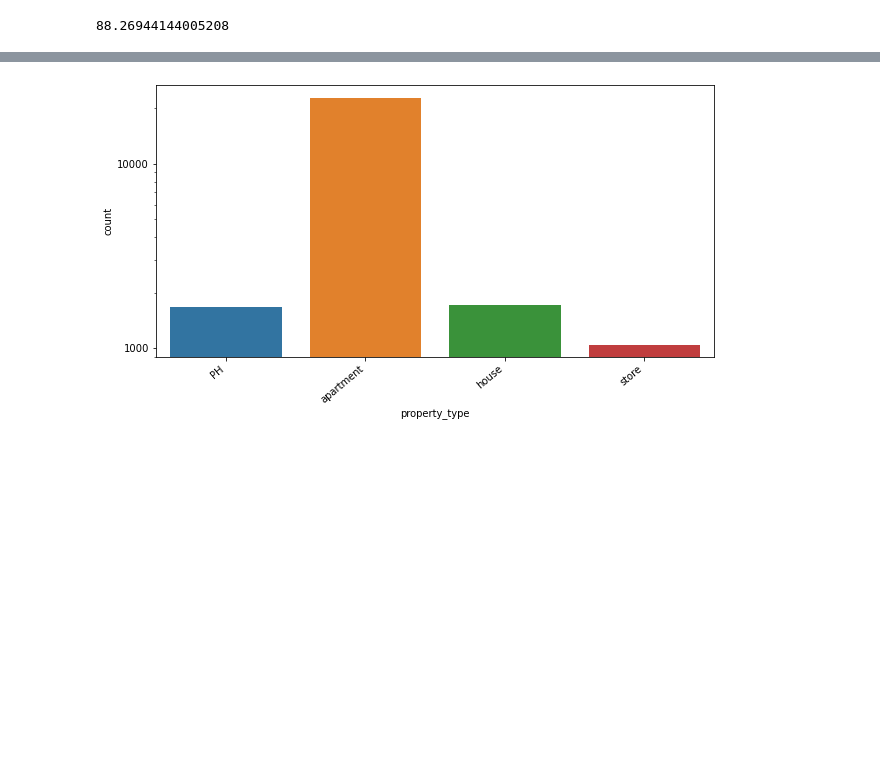
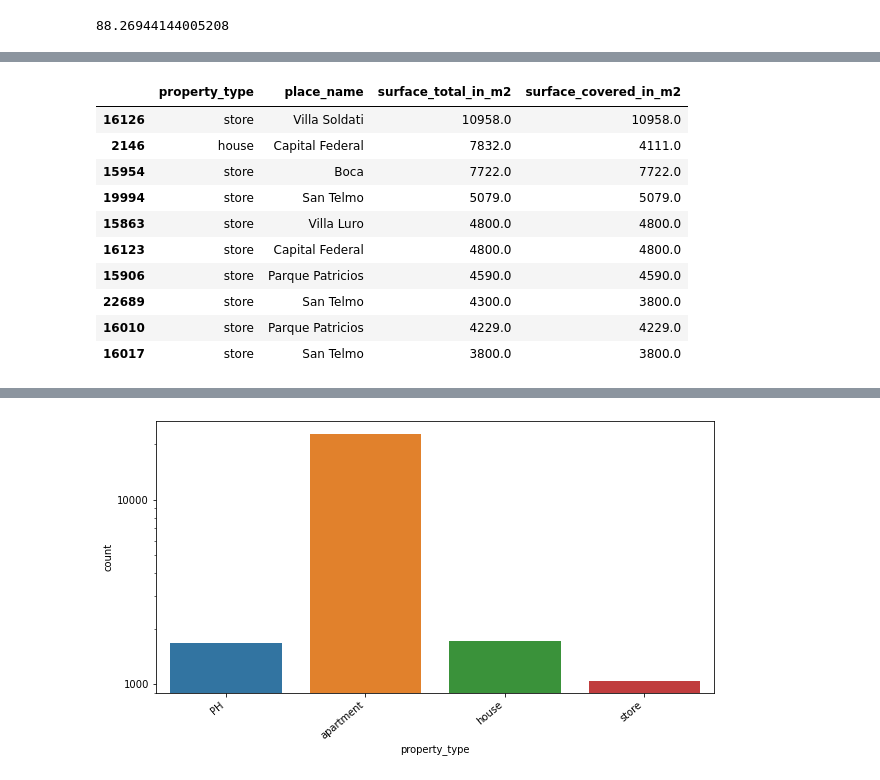
Before and after one commit to edgarevalo/DH-Workshop, a Jupyter notebook: Notebook limpio - comentado - no-modificar.ipynb, the cells around one changed output, grey strips where cells are left out. Cells and saved outputs as stored; diff of their text form; code cells hidden in the pictures; blank space fills up the shorter version.

```diff
--- a/Notebook limpio - comentado - no-modificar.ipynb
+++ b/Notebook limpio - comentado - no-modificar.ipynb
@@ -406,0 +462,14 @@ print(diferencia_surface_stores)
+# %%
+propiedades_capital_surface_limpio[['property_type','place_name','surface_total_in_m2','surface_covered_in_m2']].nlargest(10, columns='surface_total_in_m2')
+# %% [output]
+|  | property_type | place_name | surface_total_in_m2 | surface_covered_in_m2 |
+| 16126 | store | Villa Soldati | 10958.0 | 10958.0 |
+| 2146 | house | Capital Federal | 7832.0 | 4111.0 |
+| 15954 | store | Boca | 7722.0 | 7722.0 |
+| 19994 | store | San Telmo | 5079.0 | 5079.0 |
+| 15863 | store | Villa Luro | 4800.0 | 4800.0 |
+| 16123 | store | Capital Federal | 4800.0 | 4800.0 |
+| 15906 | store | Parque Patricios | 4590.0 | 4590.0 |
+| 22689 | store | San Telmo | 4300.0 | 3800.0 |
+| 16010 | store | Parque Patricios | 4229.0 | 4229.0 |
+| 16017 | store | San Telmo | 3800.0 | 3800.0 |
```
Also changed, not shown: parts of 30 cells of this notebook.
